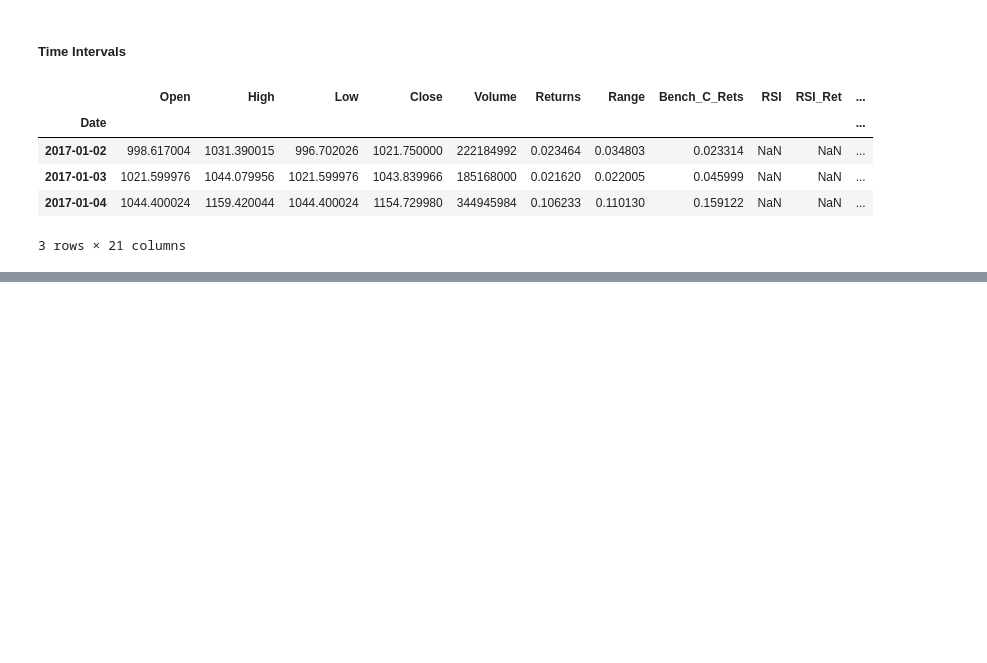
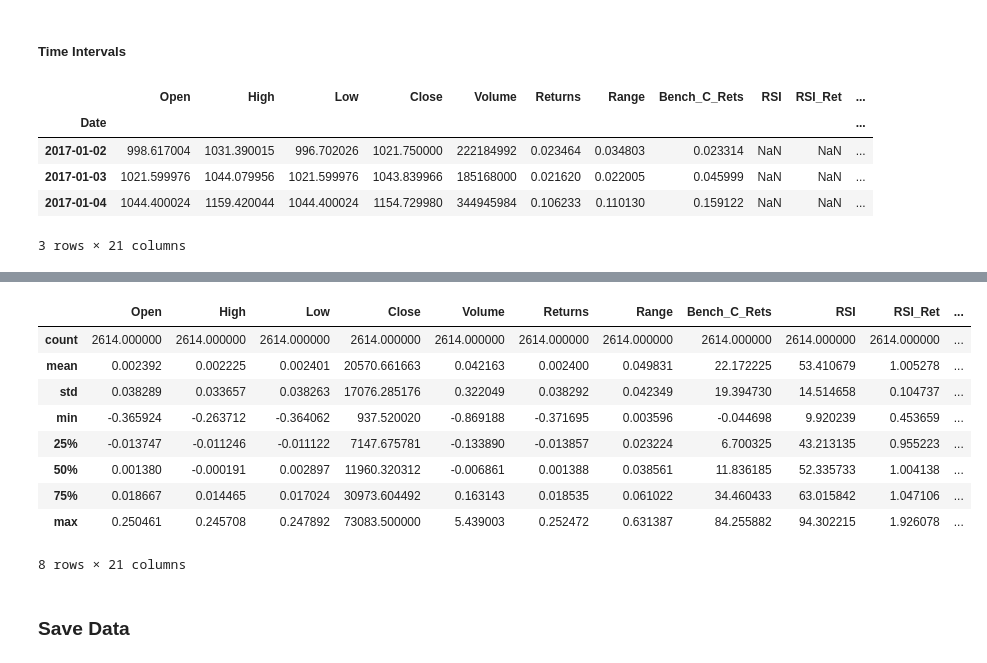
Before and after one commit to dkalenov/ML-Stock-Crypto-Trading, a Jupyter notebook: Data_Preprocessing.ipynb, the cells around one changed output, grey strips where cells are left out. Drawn from its saved outputs; the diff is of its cells as text; code cells hidden in the pictures; blank space fills up the shorter version.

Commit message:
Assess Data for ML Readiness

```diff
--- a/Data_Preprocessing.ipynb
+++ b/Data_Preprocessing.ipynb
@@ -254,0 +257,5 @@ df_fe.head(3)
+# %%
+# Correct for Stationarity
+df_fs = df_fe.copy()
+df_fs[["Open", "High", "Low", "Volume"]] = df_fs[["Open", "High", "Low", "Volume"]].pct_change()
+df_fs
@@ -254,0 +279,4 @@ df_fe.head(3)
+# %%
+# Check for NaN
+df_fs.dropna(inplace=True)
+print(df_fs.isnull().values.any())
@@ -254,0 +313,16 @@ df_fe.head(3)
+# %%
+# Describe DataFrame
+df_fs.describe()
+# %% [output]
+|  | Open | High | Low | Close | Volume | Returns | Range | Bench_C_Rets | RSI | RSI_Ret | ... |
+| count | 2614.000000 | 2614.000000 | 2614.000000 | 2614.000000 | 2614.000000 | 2614.000000 | 2614.000000 | 2614.000000 | 2614.000000 | 2614.000000 | ... |
+| mean | 0.002392 | 0.002225 | 0.002401 | 20570.661663 | 0.042163 | 0.002400 | 0.049831 | 22.172225 | 53.410679 | 1.005278 | ... |
+| std | 0.038289 | 0.033657 | 0.038263 | 17076.285176 | 0.322049 | 0.038292 | 0.042349 | 19.394730 | 14.514658 | 0.104737 | ... |
+| min | -0.365924 | -0.263712 | -0.364062 | 937.520020 | -0.869188 | -0.371695 | 0.003596 | -0.044698 | 9.920239 | 0.453659 | ... |
+| 25% | -0.013747 | -0.011246 | -0.011122 | 7147.675781 | -0.133890 | -0.013857 | 0.023224 | 6.700325 | 43.213135 | 0.955223 | ... |
+| 50% | 0.001380 | -0.000191 | 0.002897 | 11960.320312 | -0.006861 | 0.001388 | 0.038561 | 11.836185 | 52.335733 | 1.004138 | ... |
+| 75% | 0.018667 | 0.014465 | 0.017024 | 30973.604492 | 0.163143 | 0.018535 | 0.061022 | 34.460433 | 63.015842 | 1.047106 | ... |
+| max | 0.250461 | 0.245708 | 0.247892 | 73083.500000 | 5.439003 | 0.252472 | 0.631387 | 84.255882 | 94.302215 | 1.926078 | ... |
+8 rows × 21 columns
+# %% [markdown]
+### Save Data
```
Also changed, not shown: parts of 7 cells of this notebook.
